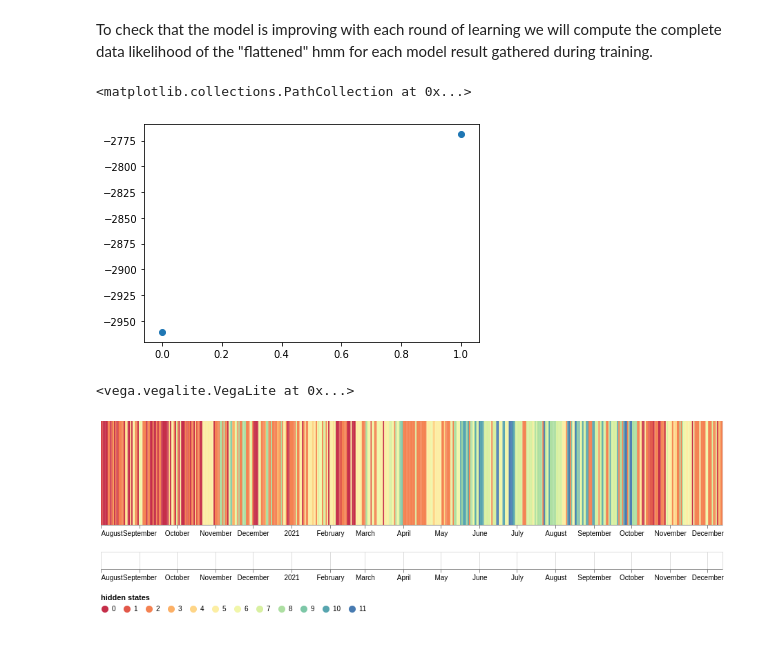
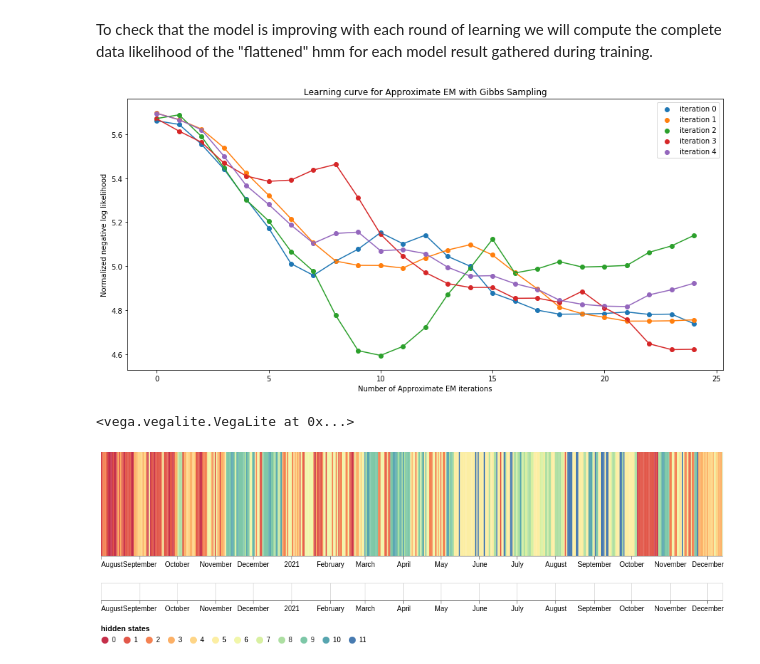
Before and after one commit to annahaensch/hela, a Jupyter notebook: notebooks/tracked/2021_02_25_fhmm_gibbs_sampling_and_learning_workbook.ipynb, the cells around one changed output. Cells and saved outputs as stored; diff of their text form; code cells hidden in the pictures.

```diff
--- a/notebooks/tracked/2021_02_25_fhmm_gibbs_sampling_and_learning_workbook.ipynb
+++ b/notebooks/tracked/2021_02_25_fhmm_gibbs_sampling_and_learning_workbook.ipynb
@@ -75,35 +75,50 @@ inf = untrained_model.load_inference_interface(data)
 # %% [markdown]
 Carry out model training using gibbs sampling.
 # %%
-alg = untrained_model.load_learning_interface()
-model = alg.run(data = data,
-                 method = 'gibbs',
-                 training_iterations = 2, # Rounds of model updates to carry out.
-                 gibbs_iterations = 10, # Rounds of gibbs sampling for each round of statistics.
-                 burn_down_period = 10) # Rounbs of sampling to carry out before gathering statistics.
+results = []
+for i in range(5):
+    alg = untrained_model.load_learning_interface()
+    model = alg.run(data = data,
+                     method = 'gibbs',
+                     training_iterations = 25, # Rounds of model updates to carry out.
+                     gibbs_iterations = 5, # Rounds of gibbs sampling for each round of statistics.
+                     burn_down_period = 5) # Rounds of sampling to carry out before gathering statistics.
+    results.append([alg,model])
 # %% [markdown]
 To check that the model is improving with each round of learning we will compute the complete data likelihood of the "flattened" hmm for each model result gathered during training.
 # %%
-likelihood = []
-for m in alg.model_results:
-    spec = m.factored_hmm_to_discrete_hmm()
-    hmm_config = hmm.DiscreteHMMConfiguration.from_spec(spec)
-    hmm_model = hmm_config.to_model()
-    hmm_inf = hmm_model.load_inference_interface()
-    log_prob = hmm_inf.predict_hidden_state_log_probability(data)
-    likelihood.append(logsumexp(hmm_inf._compute_forward_probabilities(log_prob)[-1]))
+plt.figure(figsize = (15,7))
+for i in range(len(results)):
+    alg = results[i][0]
+    likelihood = []
+    for m in alg.model_results:
+        spec = hmm._factored_hmm_to_discrete_hmm(m)
+        hmm_config = hmm.DiscreteHMMConfiguration.from_spec(spec)
+        hmm_model = hmm_config.to_model()
+        hmm_inf = hmm_model.load_inference_interface()
+        log_prob = hmm_inf.predict_hidden_state_log_probability(data)
+        likelihood.append(logsumexp(hmm_inf._compute_forward_probabilities(log_prob)[-1]))
 
-plt.scatter([t for t in range(len(likelihood))], likelihood)
+    plt.plot([t for t in range(len(likelihood))], [-l/data.shape[0] for l in likelihood])
+    plt.scatter([t for t in range(len(likelihood))], [-l/data.shape[0] for l in likelihood],
+                    label = "iteration {}".format(i))
+
+plt.ylabel("Normalized negative log likelihood")
+plt.xlabel("Number of Approximate EM iterations")
+plt.title("Learning curve for Approximate EM with Gibbs Sampling")
+plt.legend()
+
+plt.show()
 # %% [output]
-<matplotlib.collections.PathCollection at 0x...>
-[figure, old version]
+[figure, new version]
 # %%
+alg = results[4][0]
 new_factored_hidden_states =  alg.sufficient_statistics[-1]['hidden_state_vector_df']
 new_flattened_hidden_states = gen.flatten_hidden_state_sequence(new_factored_hidden_states)
 hmmplot.draw_states(new_flattened_hidden_states, hide_brush=False)
 # %% [output]
 <vega.vegalite.VegaLite at 0x...>
-[figure, old version]
+[figure, new version]
 # %%
 fig, (ax1, ax2) = plt.subplots(1, 2, figsize = (20,10))
 
```
Also changed, not shown: parts of 2 cells of this notebook, 1 other file.
